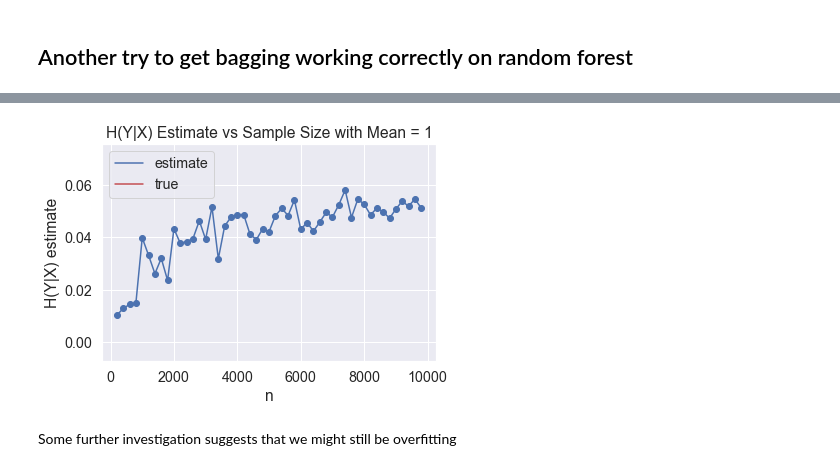
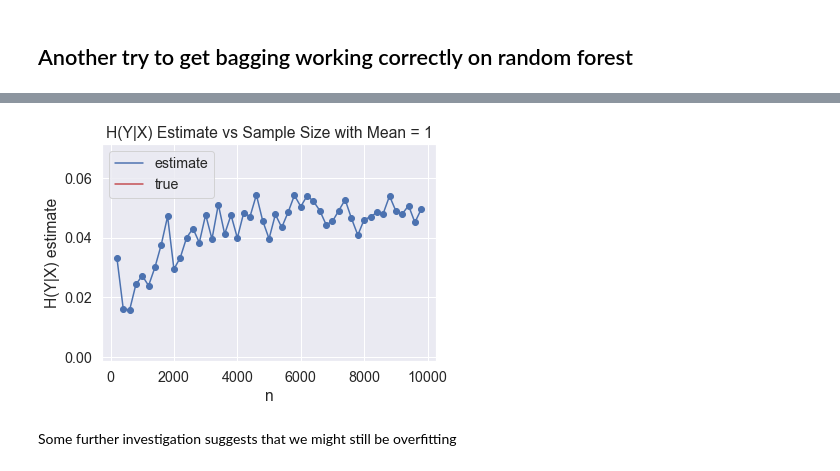
Before and after one commit to rguo123/conditional_entropy_forests, a Jupyter notebook: Preventing Overfitting in Random Forest Estimate.ipynb, the cells around one changed output, grey strips where cells are left out. Drawn from its saved outputs; the diff is of its cells as text; code cells hidden in the pictures.

```diff
--- a/Preventing Overfitting in Random Forest Estimate.ipynb
+++ b/Preventing Overfitting in Random Forest Estimate.ipynb
@@ -242,7 +242,7 @@ def get_cond_entropy_vs_n(mean):
     sample_sizes = [i*20 for i in range(1, 50)]
     for elem in sample_sizes:
         X, y = get_sample(elem, mean, 1)
-        conditional_entropy.append(rf_entropy_estimate_bagging(np.array(X).reshape(-1, 1), y, 200, .63))
+        conditional_entropy.append(rf_entropy_estimate_bagging(np.array(X).reshape(-1, 1), y, 1000, .63))
     return sample_sizes, conditional_entropy
 
 sample_sizes, cond_entropy = get_cond_entropy_vs_n(0)
@@ -262,7 +262,7 @@ def get_cond_entropy_vs_n(mean):
     sample_sizes = [i*200 for i in range(1, 50)]
     for elem in sample_sizes:
         X, y = get_sample(elem, mean, 1)
-        conditional_entropy.append(rf_entropy_estimate_bagging(np.array(X).reshape(-1, 1), y, 500, .63, depth = 4))
+        conditional_entropy.append(rf_entropy_estimate_bagging(np.array(X).reshape(-1, 1), y, 1000, .63, depth = 4))
     return sample_sizes, conditional_entropy
 
 sample_sizes, cond_entropy = get_cond_entropy_vs_n(1)
@@ -279,22 +279,22 @@ plt.show()
 # %%
 def get_cond_entropy_vs_n(mean):
     conditional_entropy = []
     sample_sizes = [i*200 for i in range(1, 50)]
     for elem in sample_sizes:
         X, y = get_sample(elem, mean, 1)
-        conditional_entropy.append(rf_entropy_estimate_bagging(np.array(X).reshape(-1, 1), y, 200, .63, depth = 4))
+        conditional_entropy.append(rf_entropy_estimate_bagging(np.array(X).reshape(-1, 1), y, 1000, .63, depth = 4))
     return sample_sizes, conditional_entropy
 
 sample_sizes, cond_entropy = get_cond_entropy_vs_n(2)
 plt.scatter(sample_sizes, cond_entropy)
 line_est, = plt.plot(sample_sizes, cond_entropy, label = "estimate")
 plt.xlabel("n")
 plt.ylabel("H(Y|X) estimate")
 plt.legend(handles=[line_est, line_true])
 plt.title("H(Y|X) Estimate vs Sample Size with Mean = 1")
 plt.show()
 # %% [output]
-[figure, old version]
+[figure, new version]
 # %% [markdown]
 Some further investigation suggests that we might still be overfitting
 # %%
```
Also changed, not shown: parts of 5 cells of this notebook.
